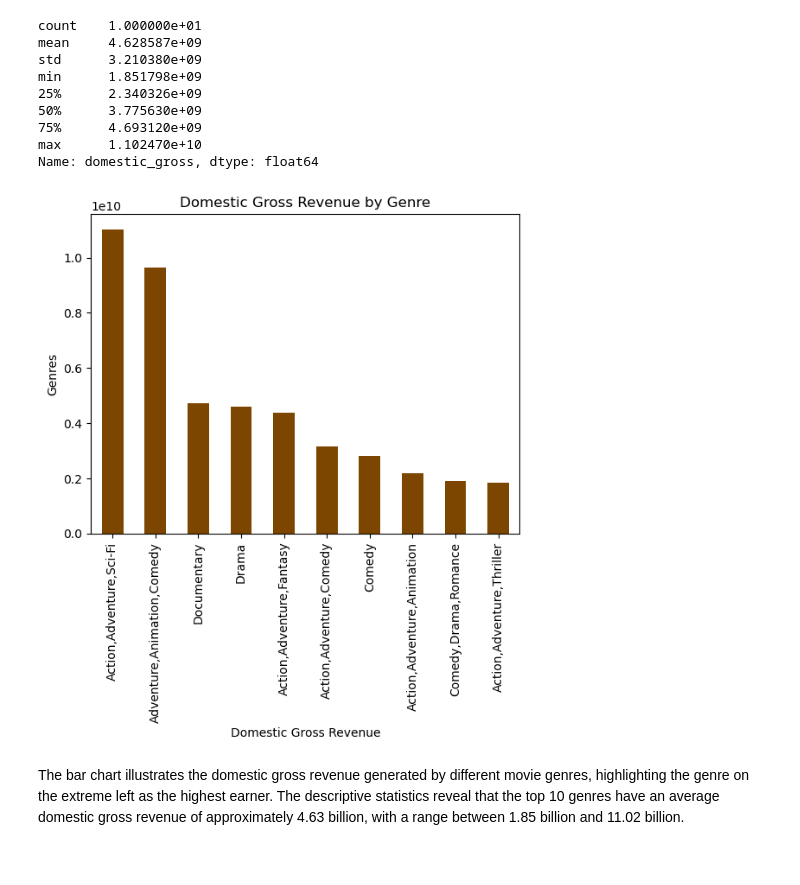
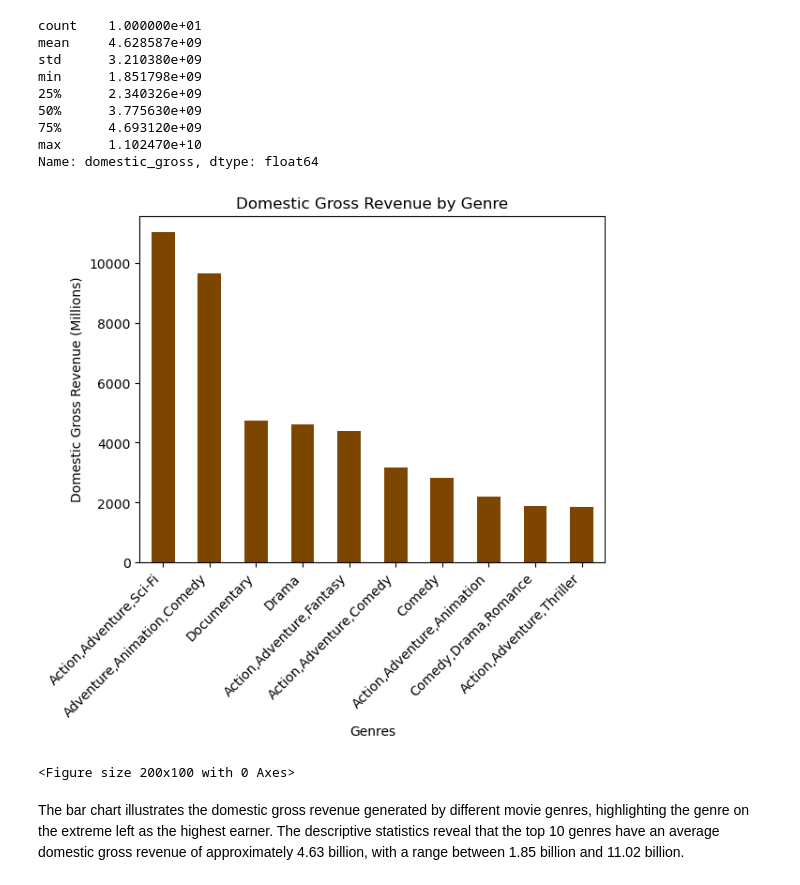
Before and after one commit to ItsjustWanjiru/Microsoft-Movie-Studio-Analysis, a Jupyter notebook: student.ipynb, the cells around one changed output. Cells and saved outputs as stored; diff of their text form; code cells hidden in the pictures.

```diff
--- a/student.ipynb
+++ b/student.ipynb
@@ -365,17 +367,23 @@ min      1.851798e+09
 max      1.102470e+10
 Name: domestic_gross, dtype: float64
 # %%
+# Converting the revenue values to millions
+top_earning_genres_in_millions = top_earning_genres / 1000000
+
 # Plotting
+top_earning_genres_in_millions.plot(kind='bar', color='#7C4600')
 
-top_earning_genres.plot(kind='bar', color='#7C4600')
+plt.xlabel('Genres')
+plt.ylabel('Domestic Gross Revenue (Millions)')
+plt.title('Domestic Gross Revenue by Genre')
+plt.xticks(range(len(top_earning_genres_in_millions)), top_earning_genres_in_millions.index, rotation=45, ha='right')
 
-plt.xlabel('Domestic Gross Revenue')
-plt.ylabel('Genres')
-plt.title('Domestic Gross Revenue by Genre')
+plt.figure(figsize=(2, 1))
 
 plt.show()
 # %% [output]
-[figure, old version]
+[figure, new version]
+<Figure size 200x100 with 0 Axes>
 # %% [markdown]
 The bar chart illustrates the domestic gross revenue generated by different movie genres, highlighting the genre on the extreme left as the highest earner. The descriptive statistics reveal that the top 10 genres have an average domestic gross revenue of approximately 4.63 billion, with a range between 1.85 billion and 11.02 billion.
 # %% [markdown]
```
Also changed, not shown: parts of 3 cells of this notebook, 1 other file.
